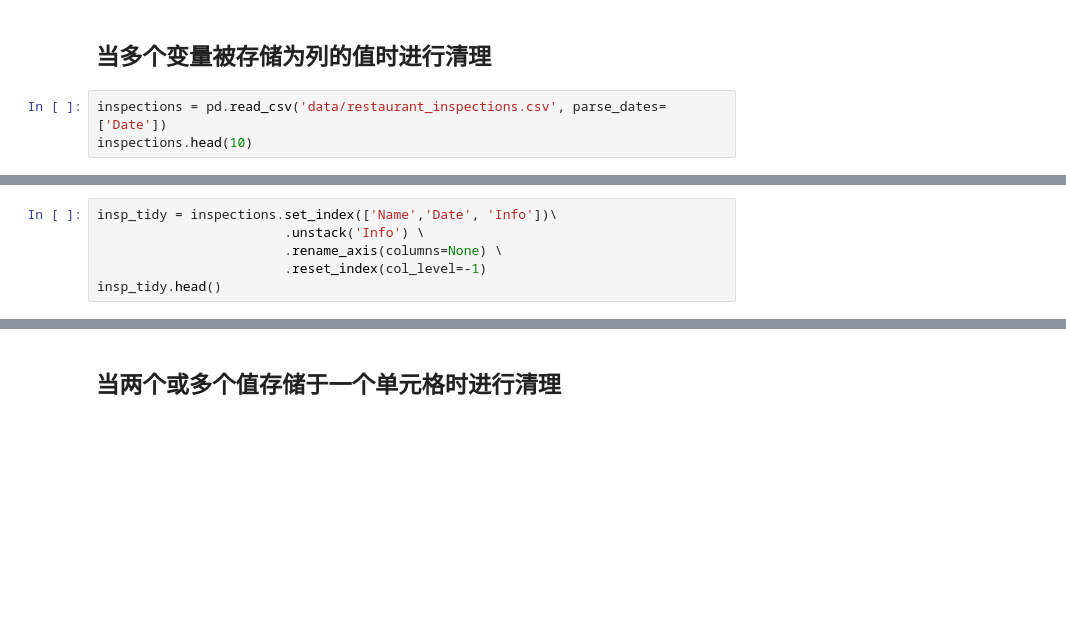
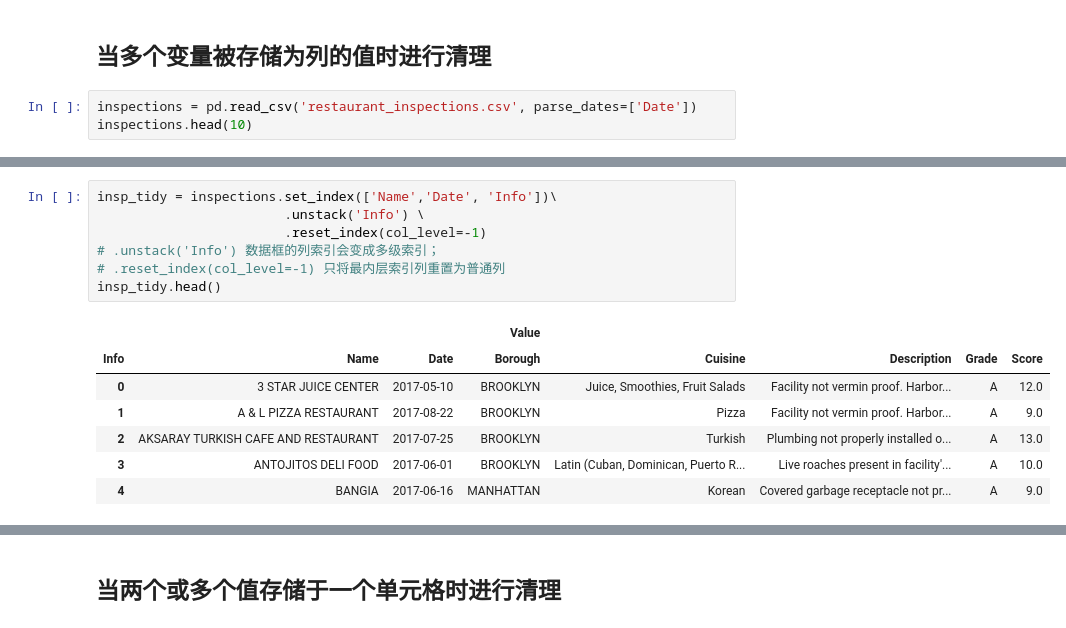
Before and after one commit to 99night66/pandas_study, a Jupyter notebook: 8_数据清理.ipynb, the cells around one changed output, grey strips where cells are left out. Saved outputs shown, nothing was run; the diff lists cells and outputs as text; blank space fills up the shorter version.

```diff
--- a/8_数据清理.ipynb
+++ b/8_数据清理.ipynb
@@ -855,5 +855,5 @@ True
 # %% [markdown]
 ## 当多个变量被存储为列的值时进行清理
 # %%
-inspections = pd.read_csv('data/restaurant_inspections.csv', parse_dates=['Date'])
+inspections = pd.read_csv('restaurant_inspections.csv', parse_dates=['Date'])
 inspections.head(10)
@@ -866,7 +918,16 @@ inspections.set_index(['Name','Date', 'Info']).unstack('Info').head()
 # %%
 insp_tidy = inspections.set_index(['Name','Date', 'Info'])\
                         .unstack('Info') \
-                        .rename_axis(columns=None) \
                         .reset_index(col_level=-1)
+# .unstack('Info') 数据框的列索引会变成多级索引；
+# .reset_index(col_level=-1) 只将最内层索引列重置为普通列
 insp_tidy.head()
+# %% [output]
+|  |  |  | Value |  |  |  |  |
+| Info | Name | Date | Borough | Cuisine | Description | Grade | Score |
+| 0 | 3 STAR JUICE CENTER | 2017-05-10 | BROOKLYN | Juice, Smoothies, Fruit Salads | Facility not vermin proof. Harbor... | A | 12.0 |
+| 1 | A & L PIZZA RESTAURANT | 2017-08-22 | BROOKLYN | Pizza | Facility not vermin proof. Harbor... | A | 9.0 |
+| 2 | AKSARAY TURKISH CAFE AND RESTAURANT | 2017-07-25 | BROOKLYN | Turkish | Plumbing not properly installed o... | A | 13.0 |
+| 3 | ANTOJITOS DELI FOOD | 2017-06-01 | BROOKLYN | Latin (Cuban, Dominican, Puerto R... | Live roaches present in facility'... | A | 10.0 |
+| 4 | BANGIA | 2017-06-16 | MANHATTAN | Korean | Covered garbage receptacle not pr... | A | 9.0 |
 # %%
```
Also changed, not shown: parts of 8 cells of this notebook, 1 other file.
